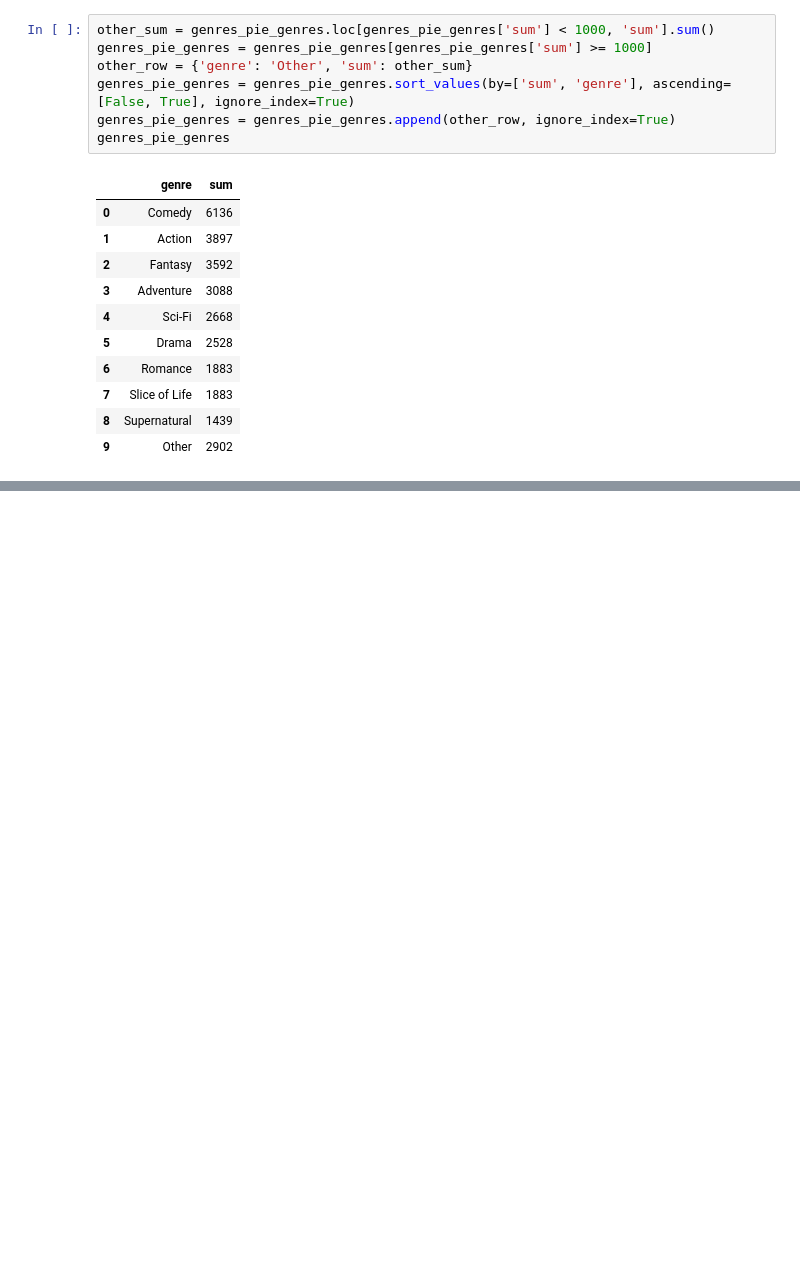
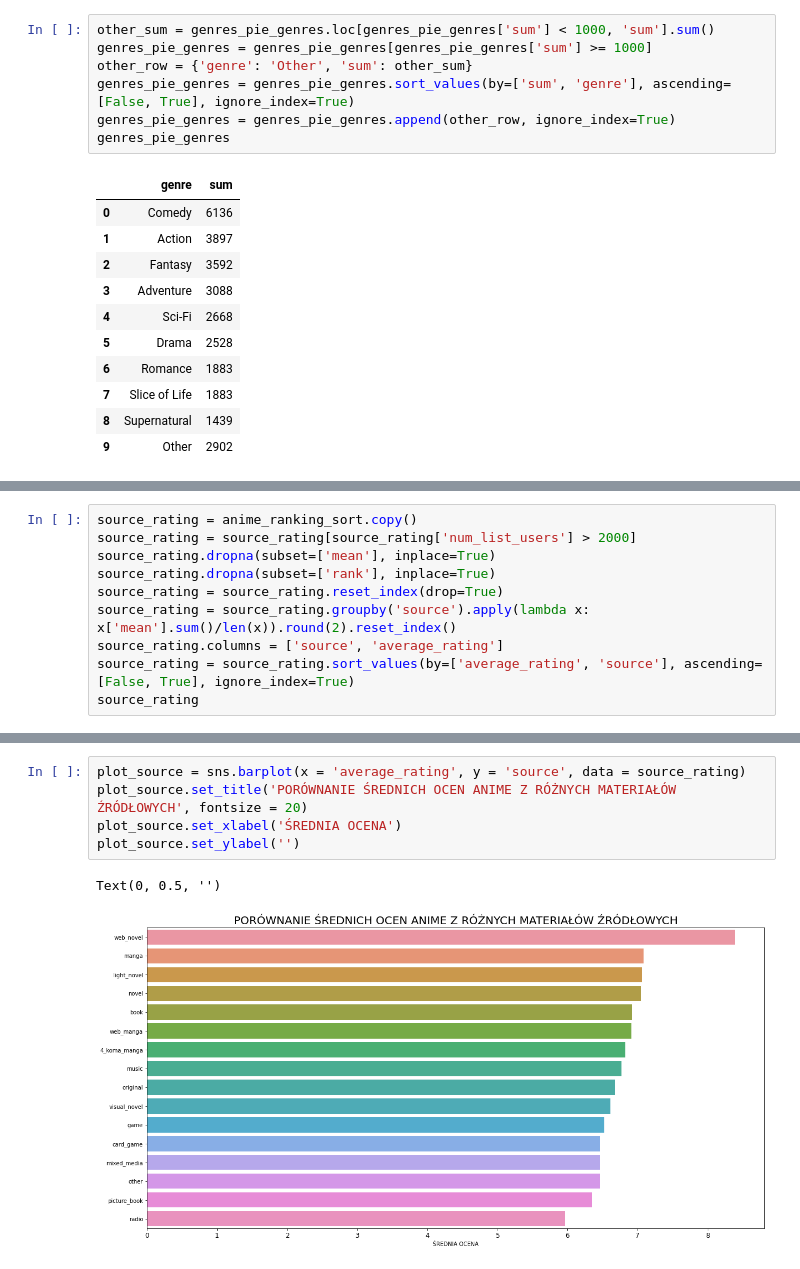
Before and after one commit to BloodyShrimp/Visualizing_Anime, a Jupyter notebook: data_refining.ipynb, the cells around one changed output, grey strips where cells are left out. Drawn from its saved outputs; the diff is of its cells as text; blank space fills up the shorter version.

Commit message:
Dodano wykres materiałów źródłowych

```diff
--- a/data_refining.ipynb
+++ b/data_refining.ipynb
@@ -649,0 +664,10 @@ plt.show()
+# %%
+source_rating = anime_ranking_sort.copy()
+source_rating = source_rating[source_rating['num_list_users'] > 2000]
+source_rating.dropna(subset=['mean'], inplace=True)
+source_rating.dropna(subset=['rank'], inplace=True)
+source_rating = source_rating.reset_index(drop=True)
+source_rating = source_rating.groupby('source').apply(lambda x: x['mean'].sum()/len(x)).round(2).reset_index()
+source_rating.columns = ['source', 'average_rating']
+source_rating = source_rating.sort_values(by=['average_rating', 'source'], ascending=[False, True], ignore_index=True)
+source_rating
@@ -649,0 +704,8 @@ plt.show()
+# %%
+plot_source = sns.barplot(x = 'average_rating', y = 'source', data = source_rating)
+plot_source.set_title('PORÓWNANIE ŚREDNICH OCEN ANIME Z RÓŻNYCH MATERIAŁÓW ŹRÓDŁOWYCH', fontsize = 20)
+plot_source.set_xlabel('ŚREDNIA OCENA')
+plot_source.set_ylabel('')
+# %% [output]
+Text(0, 0.5, '')
+[figure, added]
```
Also changed, not shown: parts of 6 cells of this notebook.
